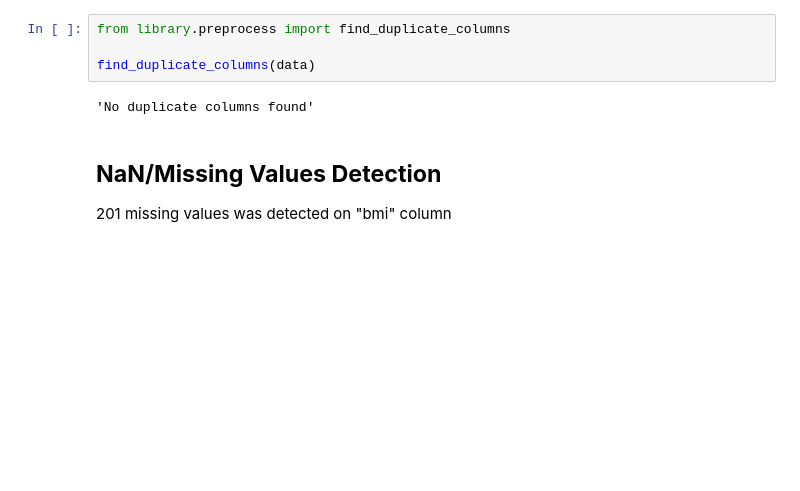
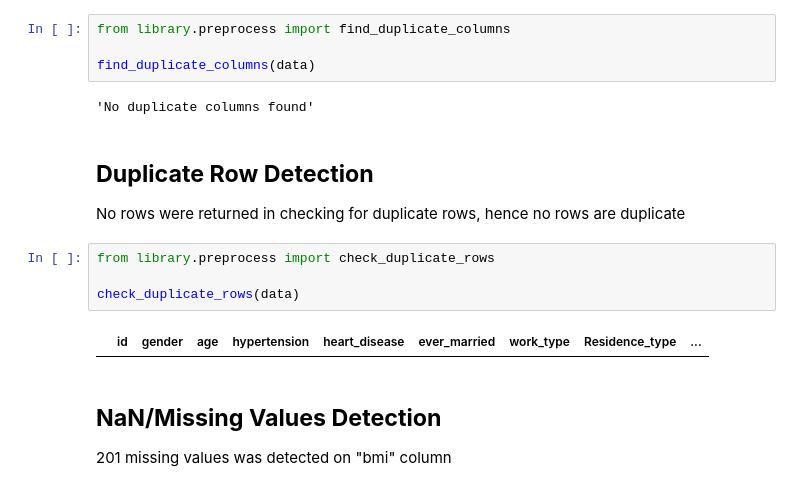
Before and after one commit to danodoms/Classification-Models-Evaluation, a Jupyter notebook: final exam.ipynb, the cells around one changed output. Saved outputs shown, nothing was run; the diff lists cells and outputs as text; blank space fills up the shorter version.

```diff
--- a/final exam.ipynb
+++ b/final exam.ipynb
@@ -43,6 +43,15 @@ from library.preprocess import find_duplicate_columns
 find_duplicate_columns(data)
 # %% [output]
 'No duplicate columns found'
+# %% [markdown]
+## **Duplicate Row Detection**
+No rows were returned in checking for duplicate rows, hence no rows are duplicate
+# %%
+from library.preprocess import check_duplicate_rows
+
+check_duplicate_rows(data)
+# %% [output]
+|  | id | gender | age | hypertension | heart_disease | ever_married | work_type | Residence_type | ... |
 # %% [markdown]
 ## **NaN/Missing Values Detection**
 201 missing values was detected on "bmi" column
```
Also changed, not shown: parts of 10 cells of this notebook, 2 other files.
